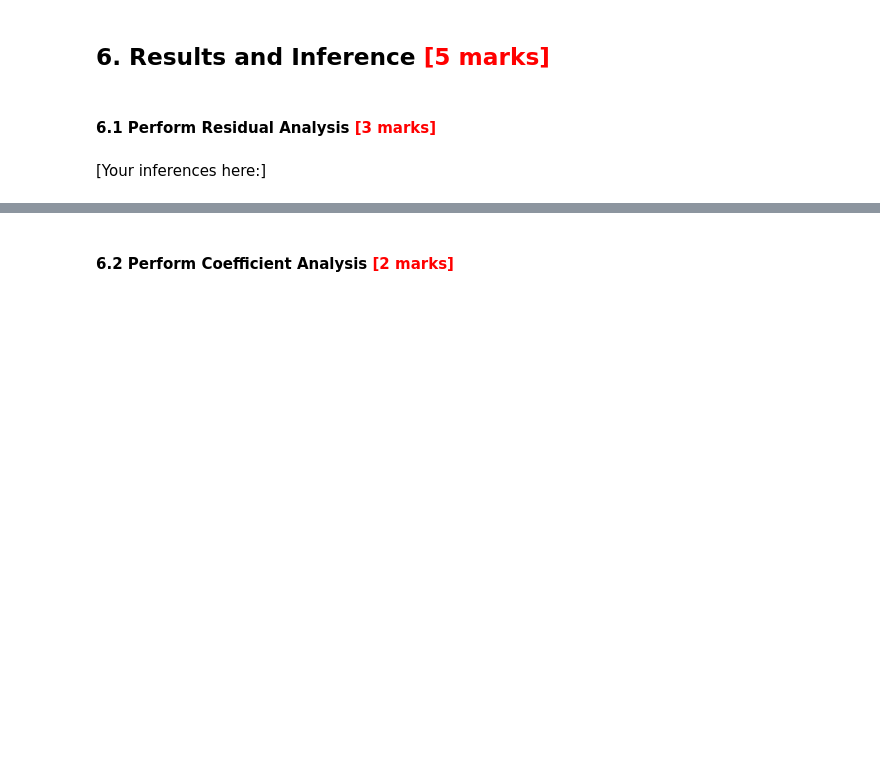
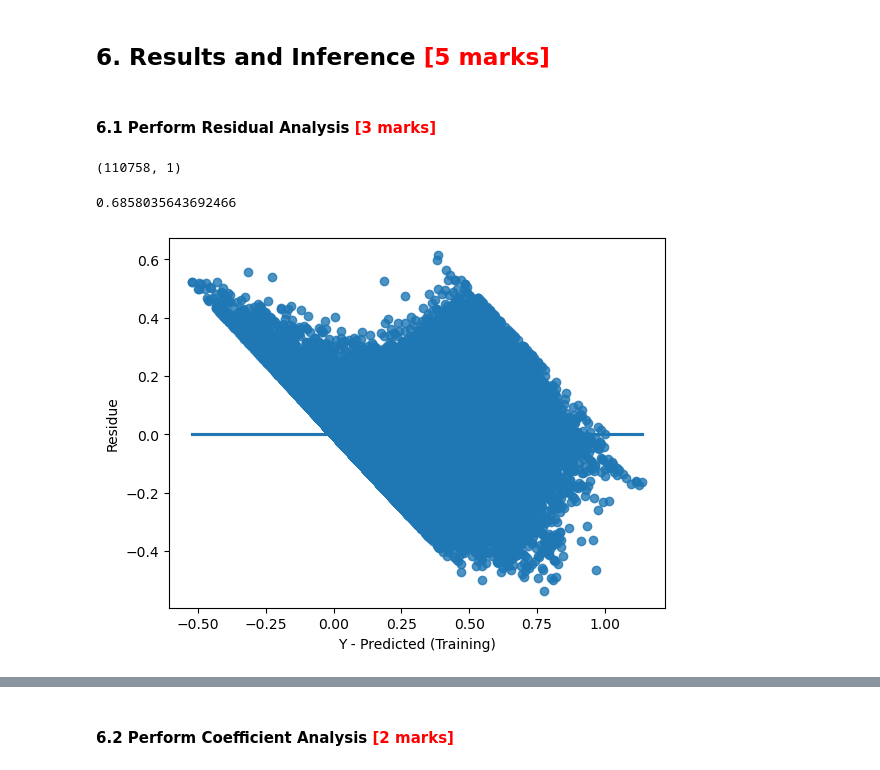
Before and after one commit to avanindra3/LR_Delivery_Time_Prediction, a Jupyter notebook: LR_Delivery_Time_Estimation_Starter_1.ipynb, the cells around one changed output, grey strips where cells are left out. Saved outputs shown, nothing was run; the diff lists cells and outputs as text; code cells hidden in the pictures; blank space fills up the shorter version.

```diff
--- a/LR_Delivery_Time_Estimation_Starter_1.ipynb
+++ b/LR_Delivery_Time_Estimation_Starter_1.ipynb
@@ -813,0 +865,2 @@ After analysing the results of these iterations, we select the one that has a go
+# %%
+X_train_rfe_sm = sm.add_constant(X_train_rfe)
@@ -813,0 +886,2 @@ After analysing the results of these iterations, we select the one that has a go
+# %%
+lr_model2_rfe = sm.OLS(y_train, X_train_rfe_sm).fit()
@@ -817,5 +920,24 @@ After analysing the results of these iterations, we select the one that has a go
 #### **6.1 Perform Residual Analysis** <font color = red>[3 marks]</font> <br>
 # %%
 # Perform residual analysis using plots like residuals vs predicted values, Q-Q plot and residual histogram
-# %% [markdown]
-[Your inferences here:]
+# %%
+y_train_predict = lr_model2_rfe.predict(X_train_rfe_sm)
+y_train_predict = y_train_predict.values.reshape(-1, 1)
+# %%
+y_train_predict.shape
+# %% [output]
+(110758, 1)
+# %%
+r2 = r2_score(y_train, y_train_predict)
+r2
+# %% [output]
+0.6858035643692466
+# %%
+residual = y_train - y_train_predict
+# %%
+splot = sns.regplot(x=y_train_predict, y=residual)
+splot.set_xlabel('Y - Predicted (Training)')
+splot.set_ylabel('Residue')
+plt.show()
+# %% [output]
+[figure, added]
```
Also changed, not shown: parts of 15 cells of this notebook.
